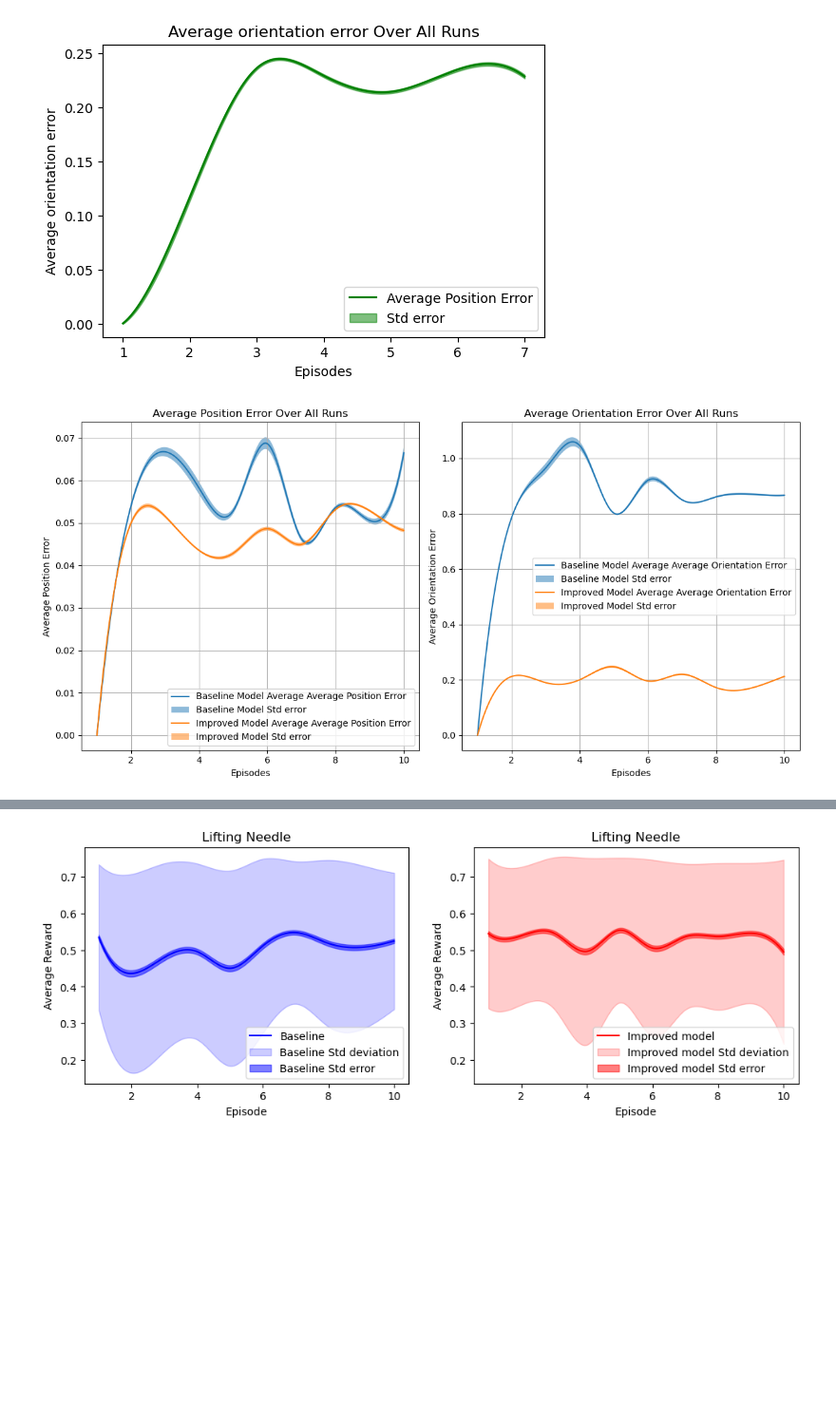
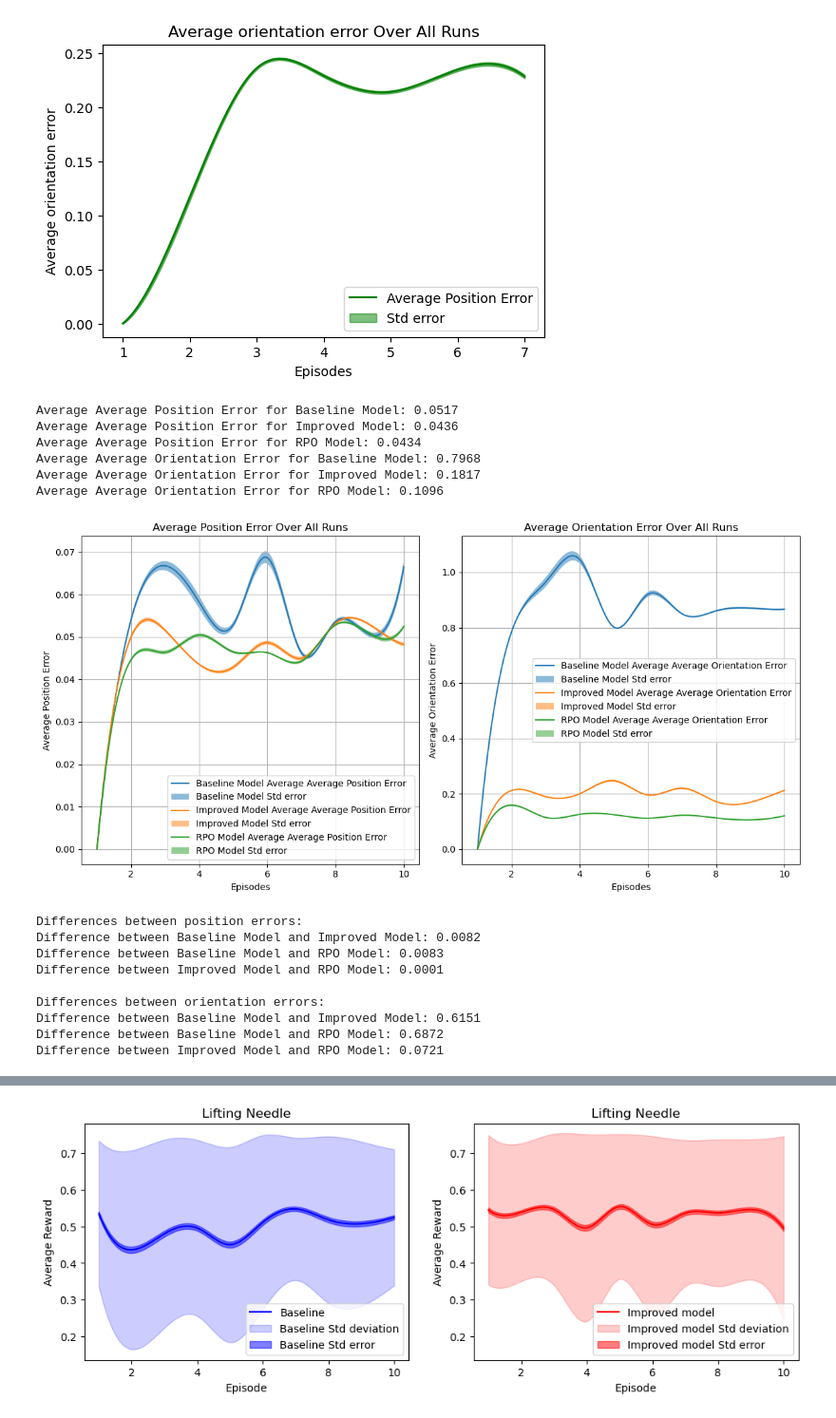
Before and after one commit to marcali/orbit-surgical-marcali, a Jupyter notebook: tables.ipynb, the cells around one changed output, grey strips where cells are left out. Shown at 95% size. Saved outputs shown, nothing was run; the diff lists cells and outputs as text; code cells hidden in the pictures; blank space fills up the shorter version.

```diff
--- a/tables.ipynb
+++ b/tables.ipynb
@@ -854,40 +817,85 @@ def plot_graph(ax, grouped_clean, label_prefix, ylabel):
     # Adding labels, title, and legend
     ax.set_xlabel('Episodes')
     ax.set_ylabel(ylabel)
     ax.legend(loc='best')
     ax.grid(True)
 
-# File paths for the two CSV files
+    # Print average metric
+    avg_metric = mean.mean()
+    print(f'Average {ylabel} for {label_prefix}: {avg_metric:.4f}')
+    return avg_metric
+
+# File paths for the three CSV files
 file_paths = [
     'data/inference/performance_log_og2.csv',  # Change this to your file path
-    'data/inference/performance_log_asym.csv'  # Change this to your file path
+    'data/inference/performance_log_asym.csv',
+    'data/inference/performance_log_rpo.csv'   # Change this to your file path
 ]
 
 # Metrics to plot
 metrics = ['position_error', 'orientation_error']
 ylabels = ['Average Position Error', 'Average Orientation Error']
 
 # Process the CSV files for each metric
 grouped_clean_1_1 = process_csv(file_paths[0], metrics[0])
 grouped_clean_1_2 = process_csv(file_paths[1], metrics[0])
+grouped_clean_1_3 = process_csv(file_paths[2], metrics[0])
 grouped_clean_2_1 = process_csv(file_paths[0], metrics[1])
 grouped_clean_2_2 = process_csv(file_paths[1], metrics[1])
+grouped_clean_2_3 = process_csv(file_paths[2], metrics[1])
 
 # Create subplots
 fig, axes = plt.subplots(1, 2, figsize=(12, 6))
 
-# Plot the first graph with two CSV files for position error
-plot_graph(axes[0], grouped_clean_1_1, 'Baseline Model', ylabels[0])
-plot_graph(axes[0], grouped_clean_1_2, 'Improved Model', ylabels[0])
+# Plot the first graph with three CSV files for position error
+avg_position_errors = []
+avg_position_errors.append(('Baseline Model', plot_graph(axes[0], grouped_clean_1_1, 'Baseline Model', ylabels[0])))
+avg_position_errors.append(('Improved Model', plot_graph(axes[0], grouped_clean_1_2, 'Improved Model', ylabels[0])))
+avg_position_errors.append(('RPO Model', plot_graph(axes[0], grouped_clean_1_3, 'RPO Model', ylabels[0])))
 axes[0].set_title('Average Position Error Over All Runs')
 
-# Plot the second graph with two CSV files for orientation error
-plot_graph(axes[1], grouped_clean_2_1, 'Baseline Model', ylabels[1])
-plot_graph(axes[1], grouped_clean_2_2, 'Improved Model', ylabels[1])
+# Plot the second graph with three CSV files for orientation error
+avg_orientation_errors = []
+avg_orientation_errors.append(('Baseline Model', plot_graph(axes[1], grouped_clean_2_1, 'Baseline Model', ylabels[1])))
+avg_orientation_errors.append(('Improved Model', plot_graph(axes[1], grouped_clean_2_2, 'Improved Model', ylabels[1])))
+avg_orientation_errors.append(('RPO Model', plot_graph(axes[1], grouped_clean_2_3, 'RPO Model', ylabels[1])))
 axes[1].set_title('Average Orientation Error Over All Runs')
 
 plt.tight_layout()
 plt.show()
+
+# Print differences between metrics for position error
+print("\nDifferences between position errors:")
+for i in range(len(avg_position_errors)):
+    for j in range(i + 1, len(avg_position_errors)):
+        label1, avg1 = avg_position_errors[i]
+        label2, avg2 = avg_position_errors[j]
+        diff = avg1 - avg2
+        print(f'Difference between {label1} and {label2}: {diff:.4f}')
+
+# Print differences between metrics for orientation error
+print("\nDifferences between orientation errors:")
+for i in range(len(avg_orientation_errors)):
+    for j in range(i + 1, len(avg_orientation_errors)):
+        label1, avg1 = avg_orientation_errors[i]
+        label2, avg2 = avg_orientation_errors[j]
+        diff = avg1 - avg2
+        print(f'Difference between {label1} and {label2}: {diff:.4f}')
 # %% [output]
+Average Average Position Error for Baseline Model: 0.0517
+Average Average Position Error for Improved Model: 0.0436
+Average Average Position Error for RPO Model: 0.0434
+Average Average Orientation Error for Baseline Model: 0.7968
+Average Average Orientation Error for Improved Model: 0.1817
+Average Average Orientation Error for RPO Model: 0.1096
-[figure, old version]
+[figure, new version]
+Differences between position errors:
+Difference between Baseline Model and Improved Model: 0.0082
+Difference between Baseline Model and RPO Model: 0.0083
+Difference between Improved Model and RPO Model: 0.0001
+
+Differences between orientation errors:
+Difference between Baseline Model and Improved Model: 0.6151
+Difference between Baseline Model and RPO Model: 0.6872
+Difference between Improved Model and RPO Model: 0.0721
 # %%
```
Also changed, not shown: parts of 5 cells of this notebook, 6 other files.
